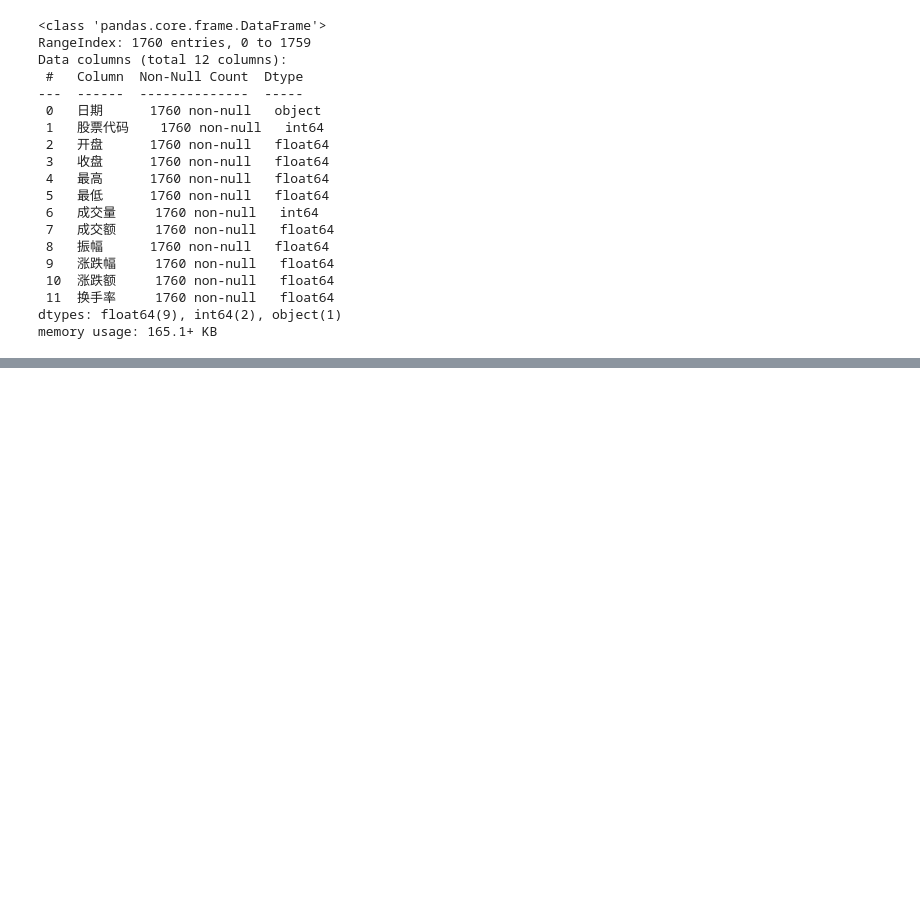
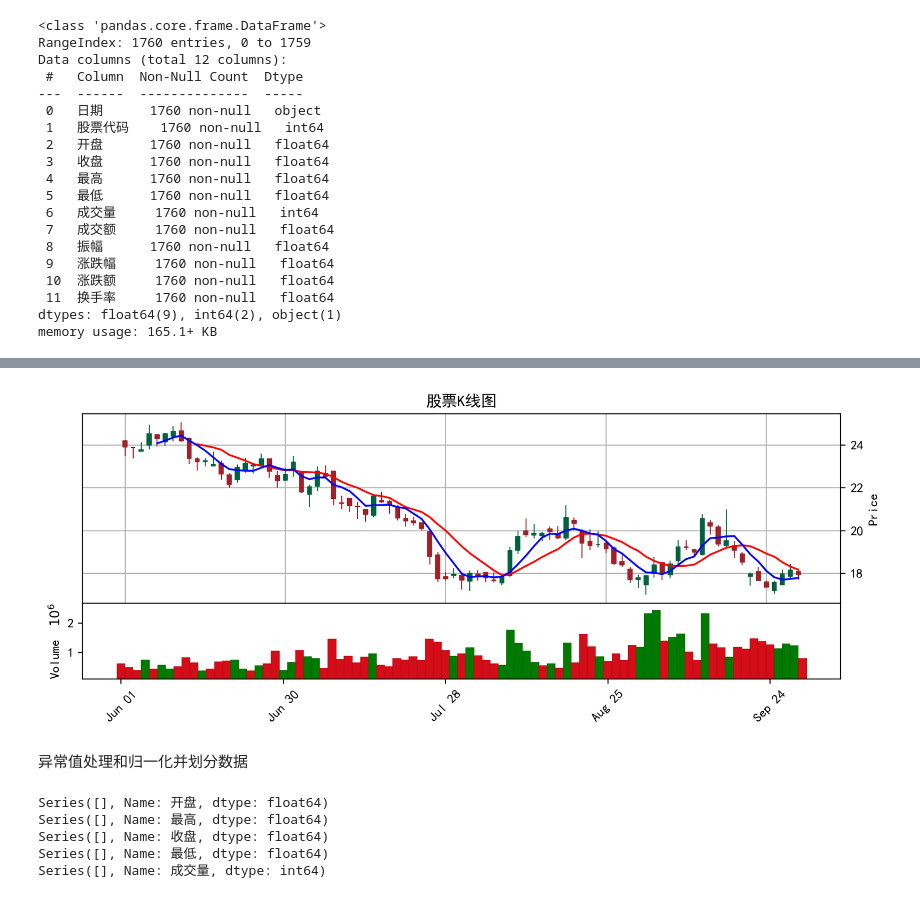
Before and after one commit to jkljklkjj/MachineLearn, a Jupyter notebook: 真正的作业.ipynb, the cells around one changed output, grey strips where cells are left out. Saved outputs shown, nothing was run; the diff lists cells and outputs as text; code cells hidden in the pictures; blank space fills up the shorter version.

```diff
--- a/真正的作业.ipynb
+++ b/真正的作业.ipynb
@@ -26,0 +66,50 @@ memory usage: 165.1+ KB
+# %%
+import matplotlib.pyplot as plt
+import mplfinance as mpf
+import numpy as np
+
+data = df.rename(columns={'开盘': 'open', '最高': 'high', '收盘': 'close', '最低': 'low', '成交量': 'volume'})
+
+def kline(data,start_time,end_time):#绘制K线图
+    plt.rcParams['font.sans-serif'] = ['SimHei']
+    plt.rcParams['axes.unicode_minus'] = False
+    # 处理数据
+    data = data[start_time:end_time]
+
+    # 添加图表
+    global fig
+    fig = plt.figure(figsize=(8, 4),dpi=200)
+    ax = fig.add_axes([0,0.2,1,0.5])
+    ax2 = fig.add_axes([0,0,1,0.2])
+    # 绘制K线图
+    mpf.plot(data,type='candle', style='charles', ax=ax, volume=ax2,mav=(10,5),mavcolors=('r','b'))
+
+    ax.set_title("股票K线图")
+    ax.grid(True)
+    plt.show()
+
+start_time = '2021-06-01'
+end_time = '2021-09-30'
+kline(data,start_time,end_time)
+# %% [output]
+[figure, added]
+# %% [markdown]
+异常值处理和归一化并划分数据
+# %%
+for col in columns:
+    if col == '日期':
+        continue
+    Q1 = df[col].quantile(0.25)
+    Q3 = df[col].quantile(0.75)
+    IQR = Q3 - Q1
+
+    df = df[~((df[col] < (Q1 - 1.5 * IQR)) | (df[col] > (Q3 + 1.5 * IQR)))]
+    outlier_condition = (df[col] < (Q1 - 1.5 * IQR)) | (df[col] > (Q3 + 1.5 * IQR))
+
+    print(df[col][outlier_condition])
+# %% [output]
+Series([], Name: 开盘, dtype: float64)
+Series([], Name: 最高, dtype: float64)
+Series([], Name: 收盘, dtype: float64)
+Series([], Name: 最低, dtype: float64)
+Series([], Name: 成交量, dtype: int64)
```
Also changed, not shown: parts of 26 cells of this notebook, 7 other files.
